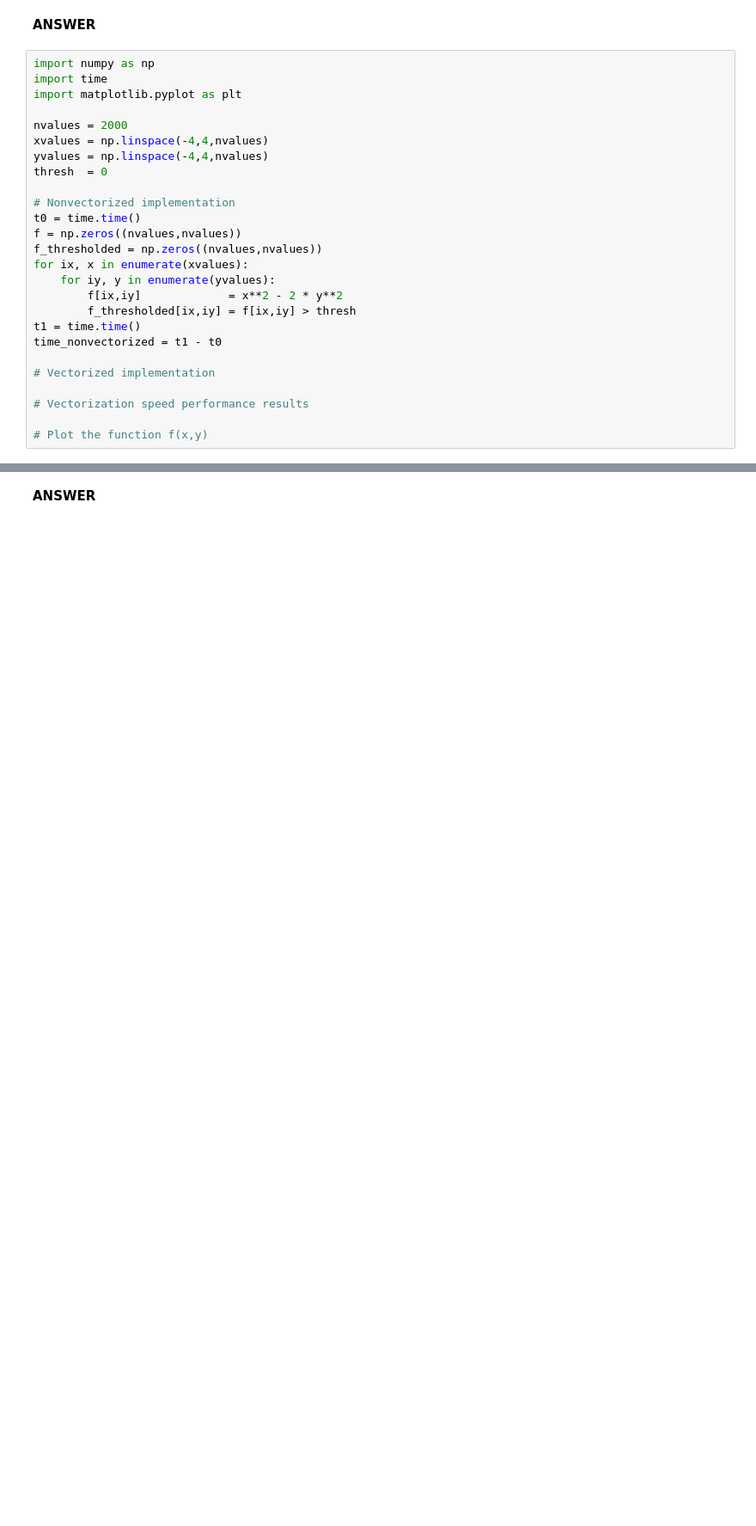
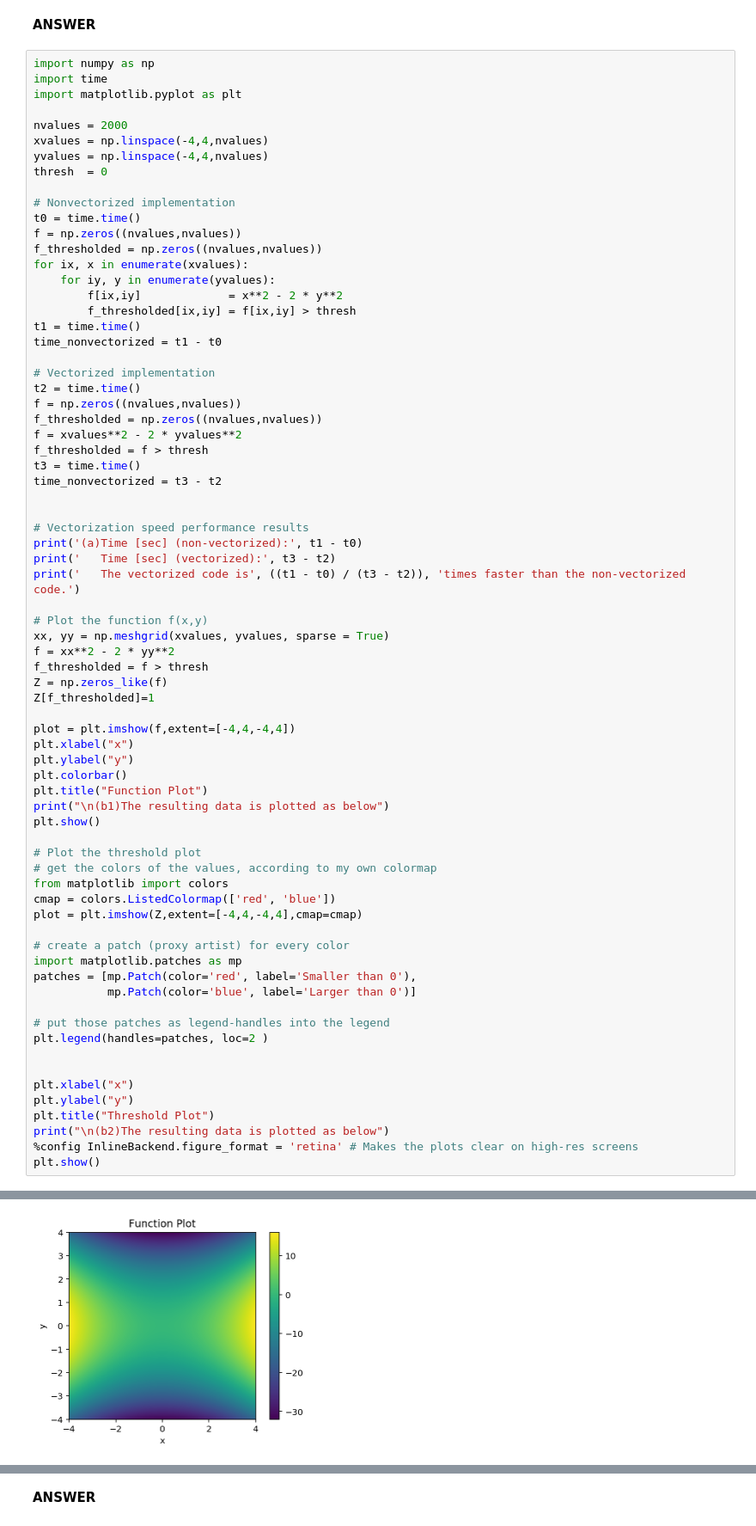
Before and after one commit to kylebradbury/ids705_sp2020, a Jupyter notebook: assignments/Assignment_1.ipynb, the cells around one changed output, grey strips where cells are left out. Shown: that part at 86% size. Saved outputs shown, nothing was run; the diff lists cells and outputs as text; blank space fills up the shorter version.

```diff
--- a/assignments/Assignment_1.ipynb
+++ b/assignments/Assignment_1.ipynb
@@ -215,7 +570,54 @@ t1 = time.time()
 time_nonvectorized = t1 - t0
 
 # Vectorized implementation
+t2 = time.time()
+f = np.zeros((nvalues,nvalues))
+f_thresholded = np.zeros((nvalues,nvalues))
+f = xvalues**2 - 2 * yvalues**2
+f_thresholded = f > thresh
+t3 = time.time()
+time_nonvectorized = t3 - t2
+
 
 # Vectorization speed performance results
+print('(a)Time [sec] (non-vectorized):', t1 - t0)
+print('   Time [sec] (vectorized):', t3 - t2)
+print('   The vectorized code is', ((t1 - t0) / (t3 - t2)), 'times faster than the non-vectorized code.')
 
 # Plot the function f(x,y)
+xx, yy = np.meshgrid(xvalues, yvalues, sparse = True)
+f = xx**2 - 2 * yy**2
+f_thresholded = f > thresh
+Z = np.zeros_like(f)
+Z[f_thresholded]=1
+
+plot = plt.imshow(f,extent=[-4,4,-4,4])
+plt.xlabel("x")
+plt.ylabel("y")
+plt.colorbar()
+plt.title("Function Plot")
+print("\n(b1)The resulting data is plotted as below")
+plt.show()
+
+# Plot the threshold plot
+# get the colors of the values, according to my own colormap
+from matplotlib import colors
+cmap = colors.ListedColormap(['red', 'blue'])
+plot = plt.imshow(Z,extent=[-4,4,-4,4],cmap=cmap)
+
+# create a patch (proxy artist) for every color
+import matplotlib.patches as mp
+patches = [mp.Patch(color='red', label='Smaller than 0'),
+           mp.Patch(color='blue', label='Larger than 0')]
+
+# put those patches as legend-handles into the legend
+plt.legend(handles=patches, loc=2 )
+
+
+plt.xlabel("x")
+plt.ylabel("y")
+plt.title("Threshold Plot")
+print("\n(b2)The resulting data is plotted as below")
+%config InlineBackend.figure_format = 'retina' # Makes the plots clear on high-res screens
+plt.show()
+# %% [output]
@@ -221,0 +629 @@ time_nonvectorized = t1 - t0
+[figure, added]
```
Also changed, not shown: parts of 40 cells of this notebook.
